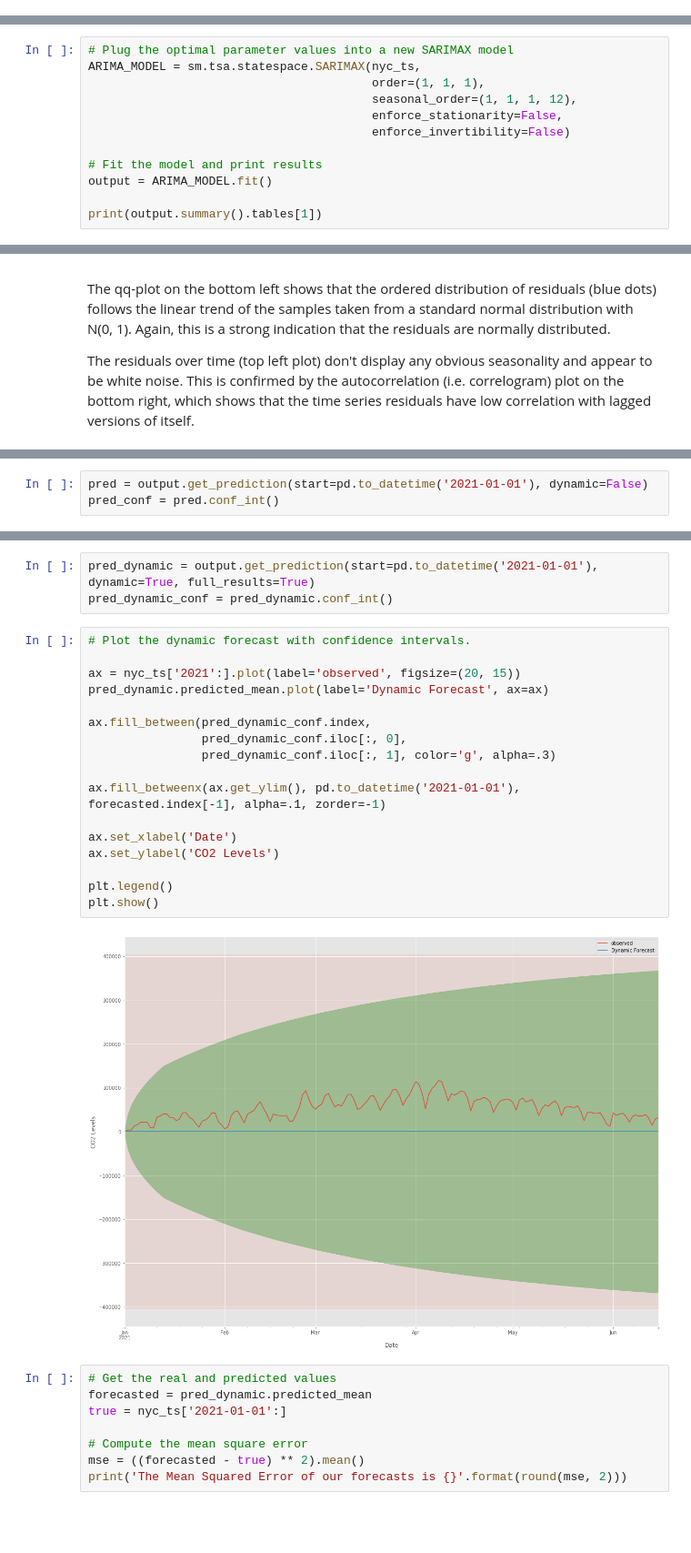
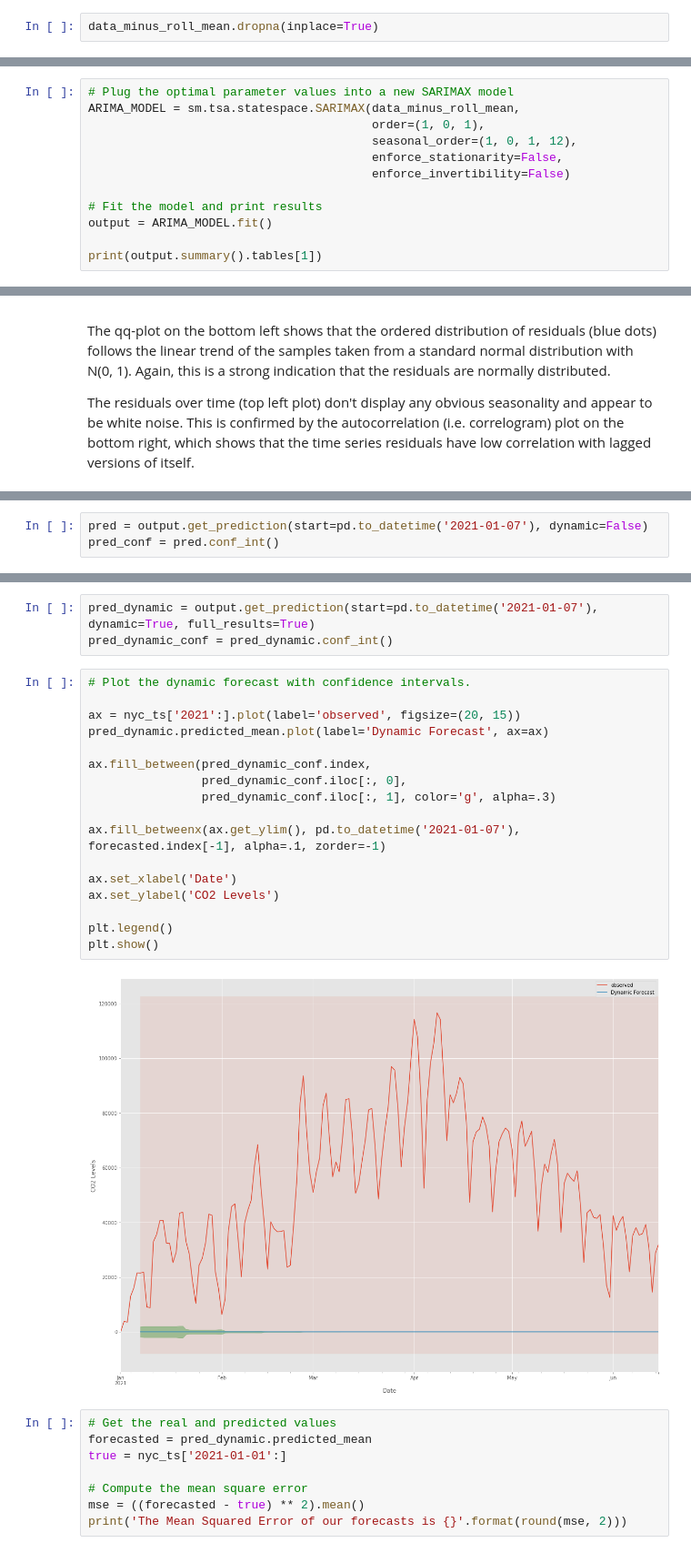
Before and after one commit to christisarv/2021-covid-vaccine-analysis, a Jupyter notebook: Vaccinantion Records Analysis.ipynb, the cells around one changed output, grey strips where cells are left out. Shown at 91% size. Drawn from its saved outputs; the diff is of its cells as text; blank space fills up the shorter version.

```diff
--- a/Vaccinantion Records Analysis.ipynb
+++ b/Vaccinantion Records Analysis.ipynb
@@ -189 +251,3 @@ dtype: float64
+# %%
+data_minus_roll_mean.dropna(inplace=True)
 # %%
@@ -261,8 +358,8 @@ Name: 47, dtype: object
 # %%
 # Plug the optimal parameter values into a new SARIMAX model
-ARIMA_MODEL = sm.tsa.statespace.SARIMAX(nyc_ts,
-                                        order=(1, 1, 1),
-                                        seasonal_order=(1, 1, 1, 12),
+ARIMA_MODEL = sm.tsa.statespace.SARIMAX(data_minus_roll_mean,
+                                        order=(1, 0, 1),
+                                        seasonal_order=(1, 0, 1, 12),
                                         enforce_stationarity=False,
                                         enforce_invertibility=False)
 
@@ -300,5 +397,5 @@ The residuals over time (top left plot) don't display any obvious seasonality an
 # %%
-pred = output.get_prediction(start=pd.to_datetime('2021-01-01'), dynamic=False)
+pred = output.get_prediction(start=pd.to_datetime('2021-01-07'), dynamic=False)
 pred_conf = pred.conf_int()
 # %%
 # Plot real vs predicted values along with confidence interval
@@ -337,25 +434,25 @@ The Mean Squared Error of our forecasts is 139030825.34
 # %%
-pred_dynamic = output.get_prediction(start=pd.to_datetime('2021-01-01'), dynamic=True, full_results=True)
+pred_dynamic = output.get_prediction(start=pd.to_datetime('2021-01-07'), dynamic=True, full_results=True)
 pred_dynamic_conf = pred_dynamic.conf_int()
 # %%
 # Plot the dynamic forecast with confidence intervals.
 
 ax = nyc_ts['2021':].plot(label='observed', figsize=(20, 15))
 pred_dynamic.predicted_mean.plot(label='Dynamic Forecast', ax=ax)
 
 ax.fill_between(pred_dynamic_conf.index,
                 pred_dynamic_conf.iloc[:, 0],
                 pred_dynamic_conf.iloc[:, 1], color='g', alpha=.3)
 
-ax.fill_betweenx(ax.get_ylim(), pd.to_datetime('2021-01-01'), forecasted.index[-1], alpha=.1, zorder=-1)
+ax.fill_betweenx(ax.get_ylim(), pd.to_datetime('2021-01-07'), forecasted.index[-1], alpha=.1, zorder=-1)
 
 ax.set_xlabel('Date')
 ax.set_ylabel('CO2 Levels')
 
 plt.legend()
 plt.show()
 # %% [output]
-[figure, old version]
+[figure, new version]
 # %%
 # Get the real and predicted values
 forecasted = pred_dynamic.predicted_mean
```
Also changed, not shown: parts of 55 cells of this notebook, 8 other files.
